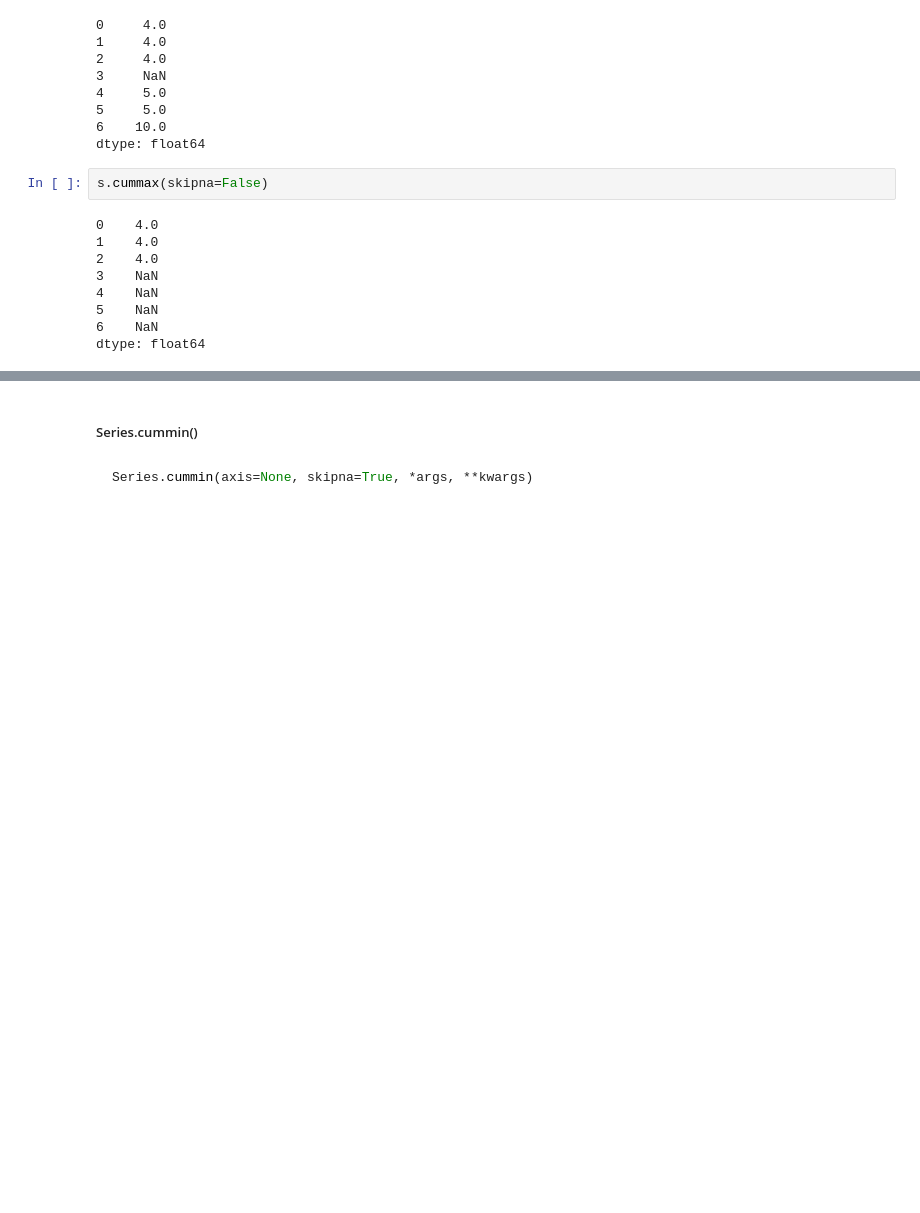
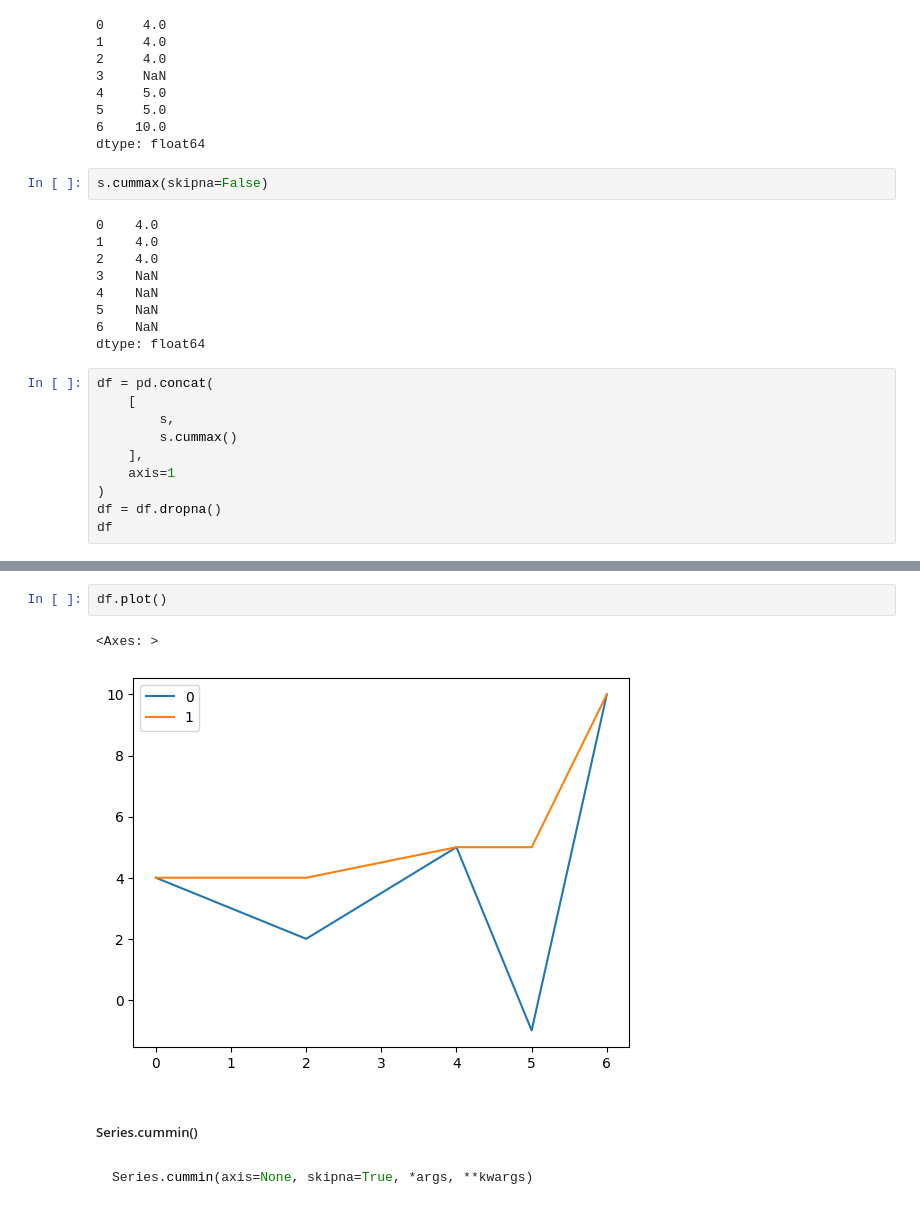
Before and after one commit to rgenius-ru/pandas_lessons, a Jupyter notebook: lessons/Pandas_for_Data_Engineering/part2_new.ipynb, the cells around one changed output, grey strips where cells are left out. Cells and saved outputs as stored; diff of their text form; blank space fills up the shorter version.

```diff
--- a/lessons/Pandas_for_Data_Engineering/part2_new.ipynb
+++ b/lessons/Pandas_for_Data_Engineering/part2_new.ipynb
@@ -2326,3 +2327,13 @@ s.cummax(skipna=False)
 5    NaN
 6    NaN
 dtype: float64
+# %%
+df = pd.concat(
+    [
+        s,
+        s.cummax()
+    ],
+    axis=1
+)
+df = df.dropna()
+df
@@ -2329,3 +2348,8 @@ dtype: float64
+# %%
+df.plot()
+# %% [output]
+<Axes: >
+[figure, added]
 # %% [markdown]
 ##### Series.cummin()
 # %% [markdown]
```
Also changed, not shown: parts of 77 cells of this notebook.
